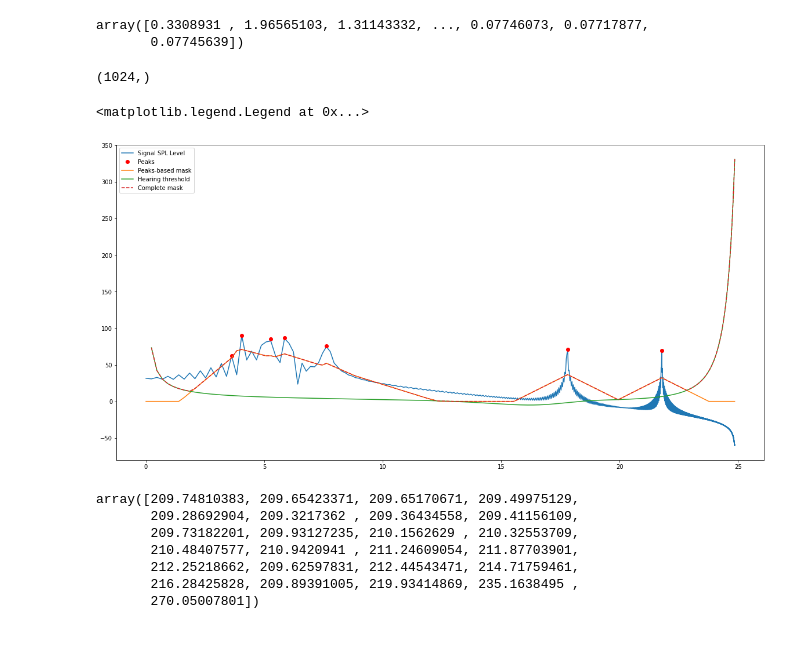
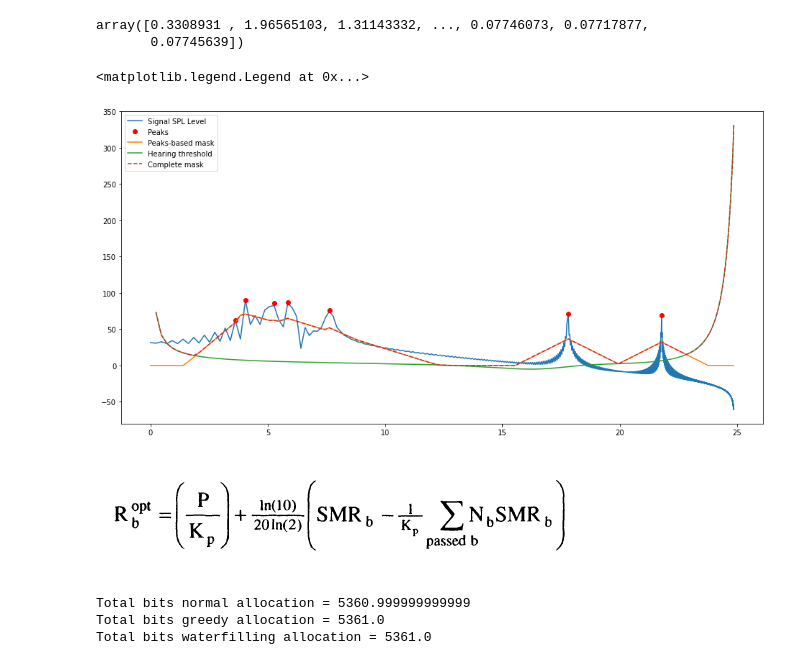
Before and after one commit to guedes-joaofelipe/CPE793-topics-in-audio-codification, a Jupyter notebook: exercises/chap08/ex-8-9-pos-aula.ipynb, the cells around one changed output. Cells and saved outputs as stored; diff of their text form; code cells hidden in the pictures.

Commit message:
feat: 3 different methods of perceptual bit allocation

```diff
--- a/exercises/chap08/ex-8-9-pos-aula.ipynb
+++ b/exercises/chap08/ex-8-9-pos-aula.ipynb
@@ -481,18 +449,20 @@ bark_freqs = bark(mdct_freqs)
 # %%
-print(SPL.shape)
-
-plt.figure(figsize=(20,10))
+plt.figure(figsize=(16,8))
 plt.plot(bark_freqs, SPL, label="Signal SPL Level")
 plt.plot(bark_freqs[peaks], SPL_peaks, "ro", label="Peaks")
-#plt.plot(bark_freqs, np.abs(X_mdct[:, 1]) ** 2)
+
 mask = np.max(masking_model(bark_freqs, SPL, peaks), axis=0)
 plt.plot(bark_freqs, mask, label = "Peaks-based mask")
+
 t_bark, thres = hearing_threshold(mdct_freqs)
 plt.plot(t_bark, thres, label="Hearing threshold")
+
 complete_mask = higher_mask(thres, mask)
 plt.plot(t_bark, complete_mask, "--", label="Complete mask")
+
 plt.legend()
 # %% [output]
-(1024,)
+<matplotlib.legend.Legend at 0x...>
-<matplotlib.legend.Legend at 0x...>
-[figure, old version]
+[figure, new version]
+# %% [markdown]
+![image.png](attachment:image.png)
@@ -502,17 +499,16 @@ SMR = calc_SMR(SPL, bark_freqs, complete_mask)
 df = pd.DataFrame({'bin': range(1024), 'smr': SMR})
 df["subband"] = df["bin"].apply(bin_to_subband_index)
 df.drop(columns = ["bin"], inplace = True)
-# df['x_k'] = df['mdct'].apply(lambda x: 2 ** np.ceil(np.log2(x)))
-# df['scale_bits'] = df['mdct'].apply(lambda x: np.ceil(np.log2(x)))
 smr_b = df.groupby(by=["subband"]).max()["smr"].to_numpy()
-#smr_b = 2 ** (smr_b/10)
-bit_allocation_perceptual_greedy(K,total_bits,Nb,smr_b)
-# sum(bit_allocation_perceptual(K,total_bits,Nb,smr_b))
+
+allocation = bit_allocation_perceptual(K, total_bits, Nb, smr_b)
+allocation_greedy = bit_allocation_perceptual_greedy(K, total_bits, Nb, smr_b)
+allocation_waterfilling = waterfilling(smr_b, Nb, total_bits)
+
+print(f"Total bits normal allocation = {allocation.sum()}")
+print(f"Total bits greedy allocation = {allocation_greedy.sum()}")
+print(f"Total bits waterfilling allocation = {allocation_waterfilling.sum()}")
 # %% [output]
-array([209.74810383, 209.65423371, 209.65170671, 209.49975129,
-       209.28692904, 209.3217362 , 209.36434558, 209.41156109,
-       209.73182201, 209.93127235, 210.1562629 , 210.32553709,
-       210.48407577, 210.9420941 , 211.24609054, 211.87703901,
-       212.25218662, 209.62597831, 212.44543471, 214.71759461,
-       216.28425828, 209.89391005, 219.93414869, 235.1638495 ,
-       270.05007801])
+Total bits normal allocation = 5360.999999999999
+Total bits greedy allocation = 5361.0
+Total bits waterfilling allocation = 5361.0
```
Also changed, not shown: parts of 17 cells of this notebook.
